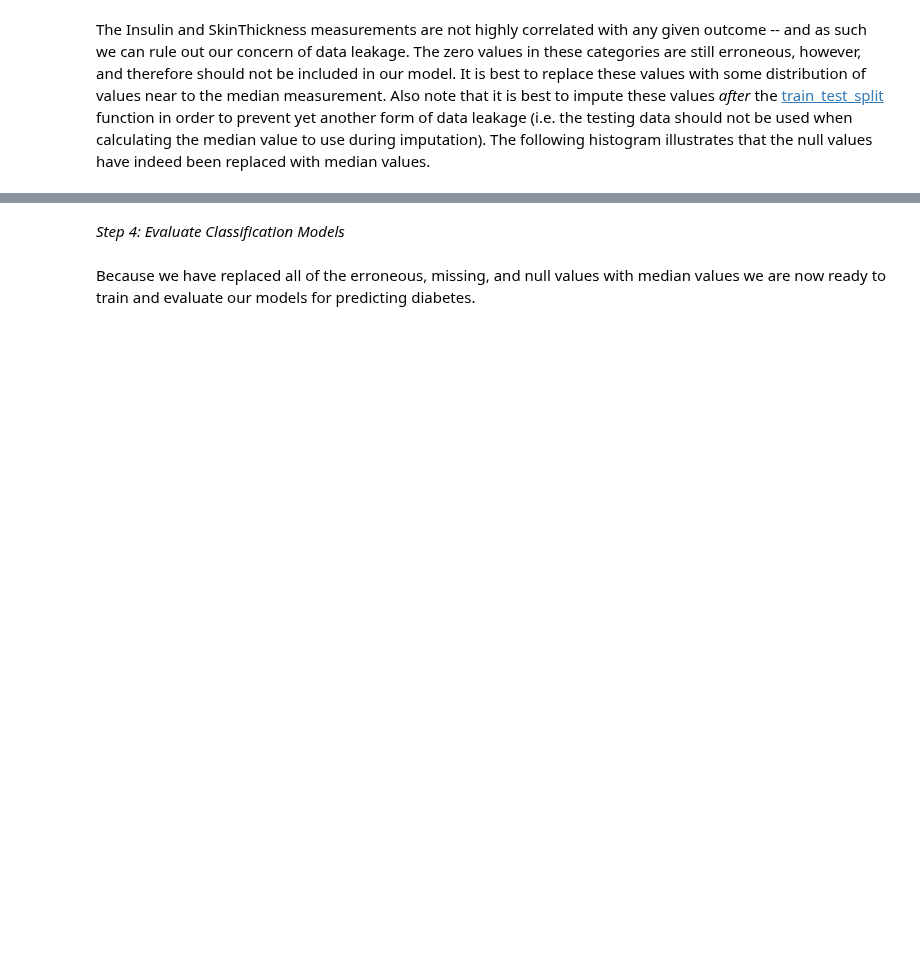
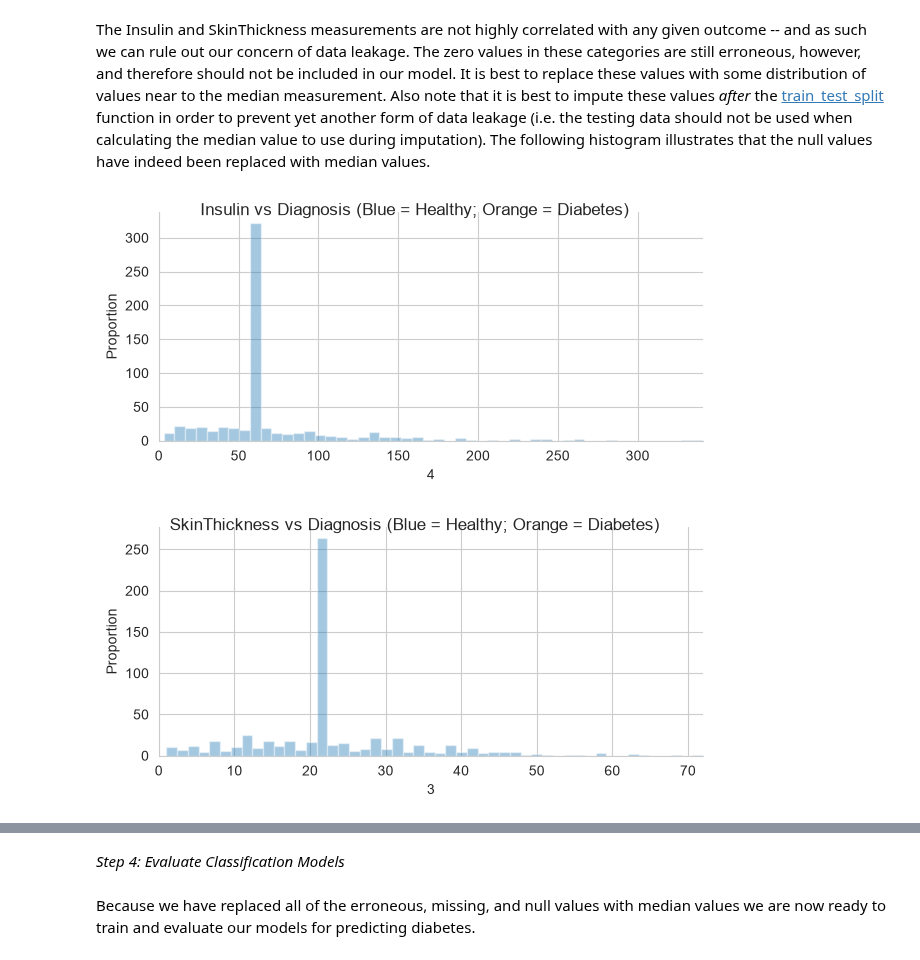
Before and after one commit to samer-23/Towards-cloud-indpendent-agentic-systems, a Jupyter notebook: ML.ipynb, the cells around one changed output, grey strips where cells are left out. Cells and saved outputs as stored; diff of their text form; code cells hidden in the pictures; blank space fills up the shorter version.

```diff
--- a/ML.ipynb
+++ b/ML.ipynb
@@ -205,14 +261,17 @@ The Insulin and SkinThickness measurements are not highly correlated with any gi
 # %%
 data = read_csv('../input/diabetes.csv')
 X = data.iloc[:, :-1]
 y = data.iloc[:, -1]
 X_train, X_test, y_train, y_test = train_test_split(X, y, test_size=0.2, random_state=1)
-imputer = Imputer(missing_values=0,strategy='median')
+imputer = SimpleImputer(missing_values=0,strategy='median')
 X_train2 = imputer.fit_transform(X_train)
 X_test2 = imputer.transform(X_test)
 X_train3 = pd.DataFrame(X_train2)
 plotHistogram(X_train3,None,4,'Insulin vs Diagnosis (Blue = Healthy; Orange = Diabetes)')
 plotHistogram(X_train3,None,3,'SkinThickness vs Diagnosis (Blue = Healthy; Orange = Diabetes)')
+# %% [output]
+[figure, added]
+[figure, added]
 # %%
 labels = {0:'Pregnancies',1:'Glucose',2:'BloodPressure',3:'SkinThickness',4:'Insulin',5:'BMI',6:'DiabetesPedigreeFunction',7:'Age'}
 print(labels)
```
Also changed, not shown: parts of 12 cells of this notebook.
